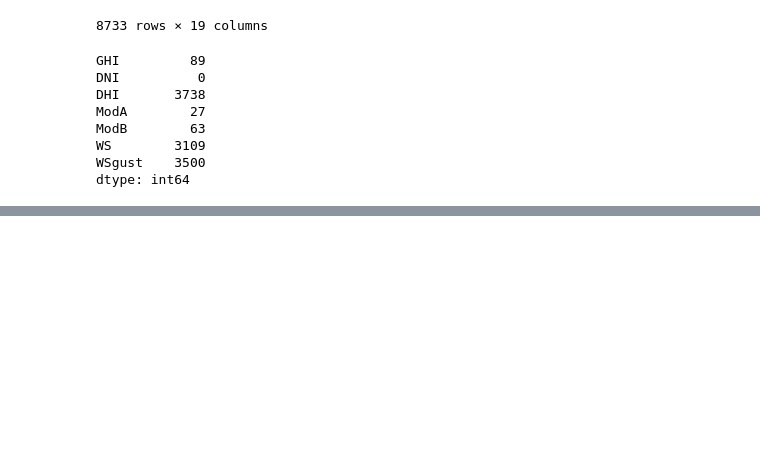
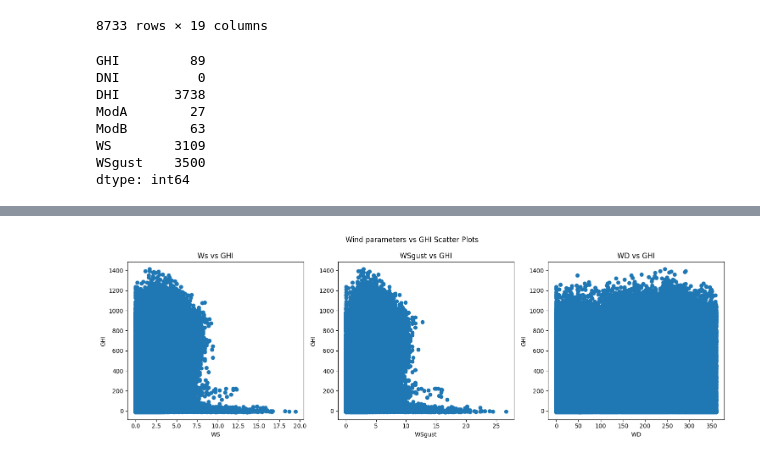
Before and after one commit to GrimVad3r/solar-challenge-week1, a Jupyter notebook: notebooks/benin_eda.ipynb, the cells around one changed output, grey strips where cells are left out. Cells and saved outputs as stored; diff of their text form; code cells hidden in the pictures; blank space fills up the shorter version.

```diff
--- a/notebooks/benin_eda.ipynb
+++ b/notebooks/benin_eda.ipynb
@@ -187,0 +221,23 @@ KeyboardInterrupt:
+# %%
+fig,axes =plt.subplots(nrows=1,ncols=3,figsize=(15,5))
+
+axes[0].scatter(df['WS'],df['GHI'])
+axes[0].set_xlabel('WS')
+axes[0].set_ylabel('GHI')
+axes[0].set_title('Ws vs GHI')
+
+axes[1].scatter(df['WSgust'],df['GHI'])
+axes[1].set_xlabel('WSgust')
+axes[1].set_ylabel('GHI')
+axes[1].set_title('WSgust vs GHI')
+
+axes[2].scatter(df['WD'],df['GHI'])
+axes[2].set_xlabel('WD')
+axes[2].set_ylabel('GHI')
+axes[2].set_title('WD vs GHI')
+
+fig.suptitle('Wind parameters vs GHI Scatter Plots')
+plt.tight_layout()
+plt.show()
+# %% [output]
+[figure, added]
```
Also changed, not shown: parts of 7 cells of this notebook.
